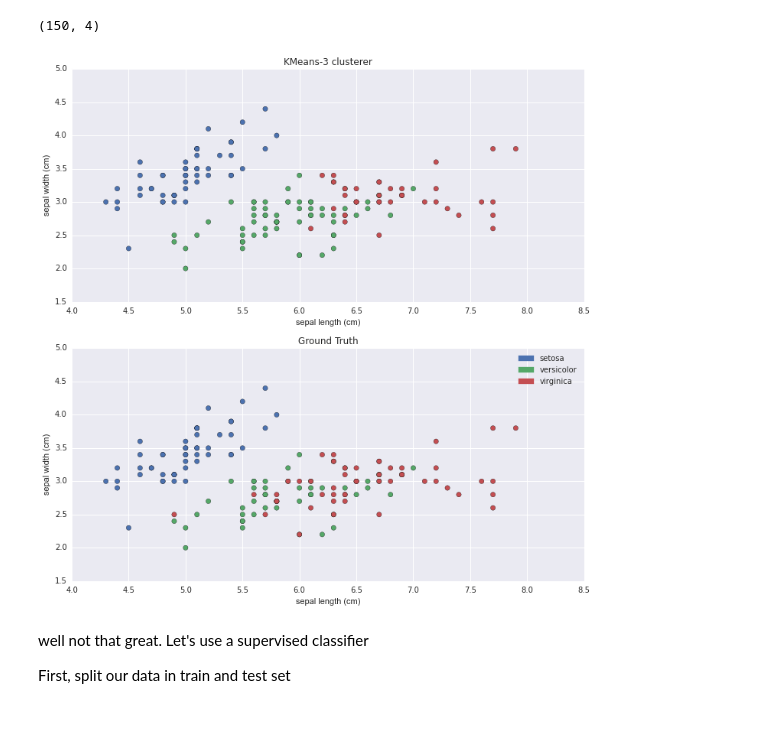
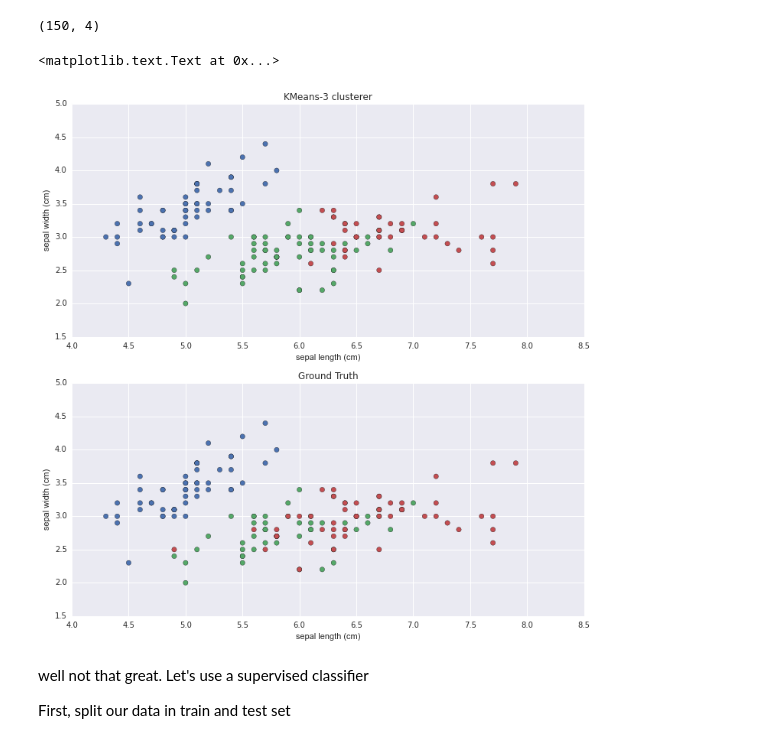
Before and after one commit to sgratzl/ipython-tutorial-VA2015, a Jupyter notebook: 04_MachineLearning.ipynb, the cells around one changed output. Cells and saved outputs as stored; diff of their text form; code cells hidden in the pictures.

```diff
--- a/04_MachineLearning.ipynb
+++ b/04_MachineLearning.ipynb
@@ -109,27 +109,22 @@ iris_pred = KMeans(n_clusters=3, random_state = 102).fit_predict(data.data)
 # %%
 plt.figure(figsize=(12, 12))
 
 colors = sns.color_palette()
 
 plt.subplot(211)
 plt.scatter(data.data[:, 0], data.data[:, 1], c=[colors[i] for i in iris_pred], s=40)
 plt.title('KMeans-3 clusterer')
 plt.xlabel(data.feature_names[0])
 plt.ylabel(data.feature_names[1])
 
 plt.subplot(212)
 plt.scatter(data.data[:, 0], data.data[:, 1], c=[colors[i] for i in data.target],s=40)
 plt.title('Ground Truth')
 plt.xlabel(data.feature_names[0])
 plt.ylabel(data.feature_names[1])
-
-import matplotlib.patches as mpatches
-patches = [ mpatches.Patch(color=colors[i], label=data.target_names[i]) for i in range(3) ]
-plt.legend(handles=patches)
-plt.legend()
-plt.show()
 # %% [output]
+<matplotlib.text.Text at 0x...>
-[figure, old version]
+[figure, new version]
 # %% [markdown]
 well not that great. Let's use a supervised classifier
 
```
Also changed, not shown: parts of 7 cells of this notebook.
